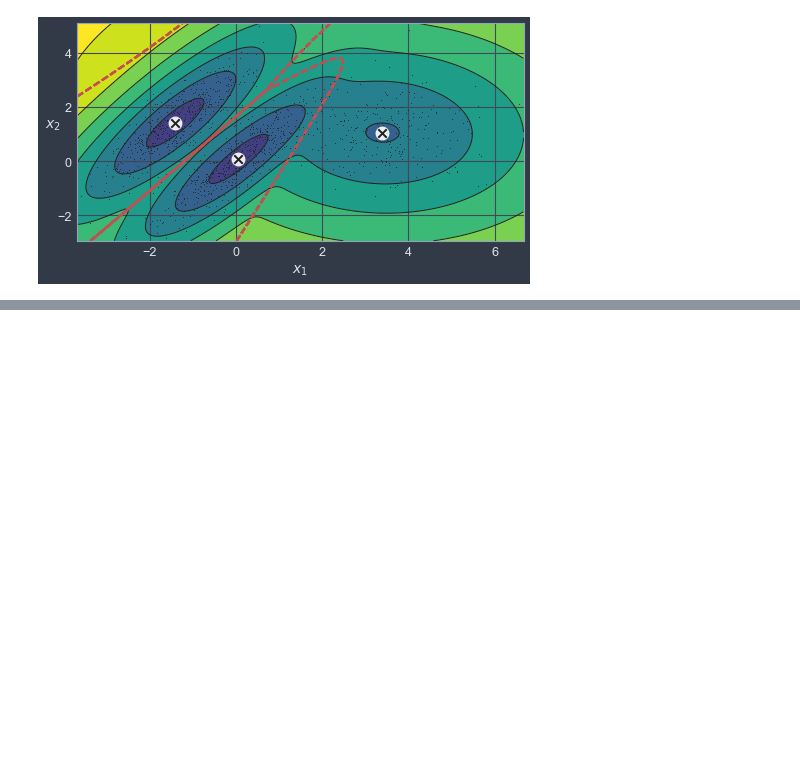
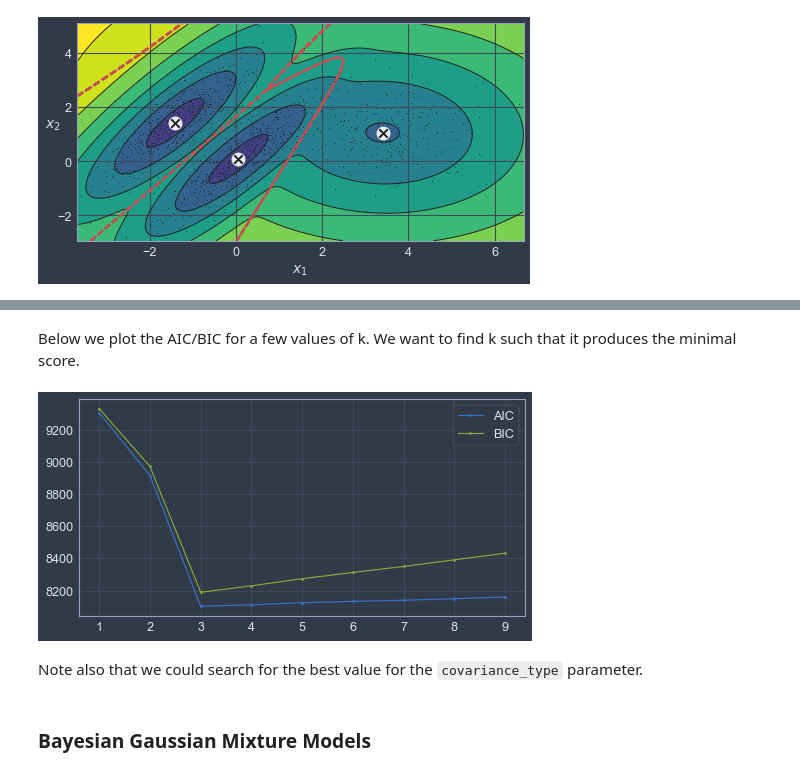
Before and after one commit to amaralcs/homl, a Jupyter notebook: 09_unsupervised_learning.ipynb, the cells around one changed output, grey strips where cells are left out. Drawn from its saved outputs; the diff is of its cells as text; code cells hidden in the pictures; blank space fills up the shorter version.

Commit message:
Reached Bayesian GMMs

```diff
--- a/09_unsupervised_learning.ipynb
+++ b/09_unsupervised_learning.ipynb
@@ -838,0 +903,21 @@ plt.show()
+# %% [markdown]
+Below we plot the AIC/BIC for a few values of k. We want to find k such that it produces the minimal score.
+# %%
+aics, bics = [], []
+for k in range(1,10):
+    gm = GaussianMixture(n_components=k, n_init=10)
+    gm.fit(X)
+    aics.append(gm.aic(X))
+    bics.append(gm.bic(X))
+
+plt.figure(figsize=(8,4))
+plt.plot(range(1, 10), aics, '.-', label='AIC')
+plt.plot(range(1, 10), bics, '.-', label='BIC')
+plt.legend()
+plt.show()
+# %% [output]
+[figure, added]
+# %% [markdown]
+Note also that we could search for the best value for the `covariance_type` parameter.
+# %% [markdown]
+### Bayesian Gaussian Mixture Models
```
Also changed, not shown: parts of 18 cells of this notebook.
